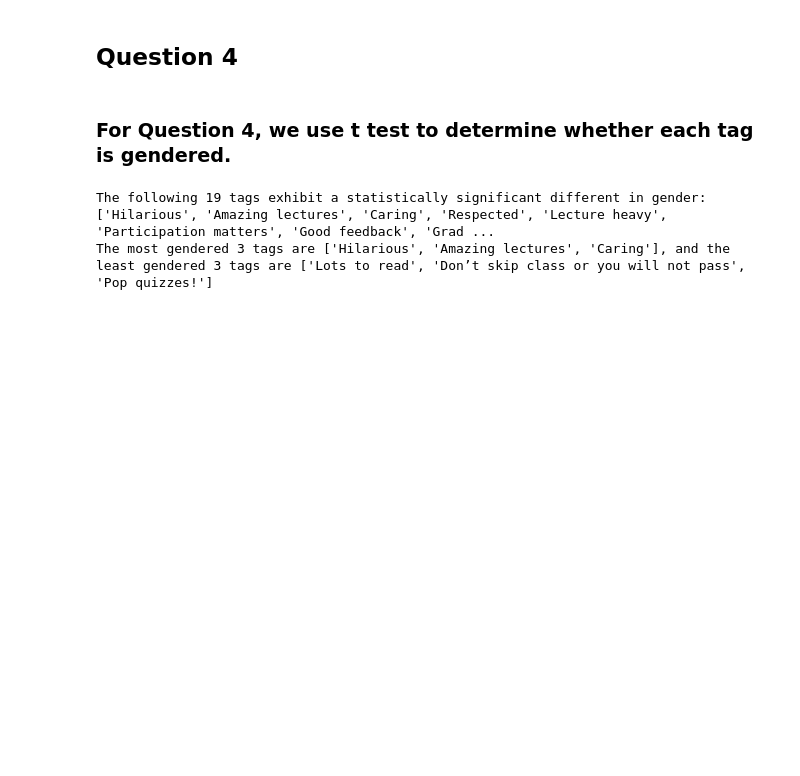
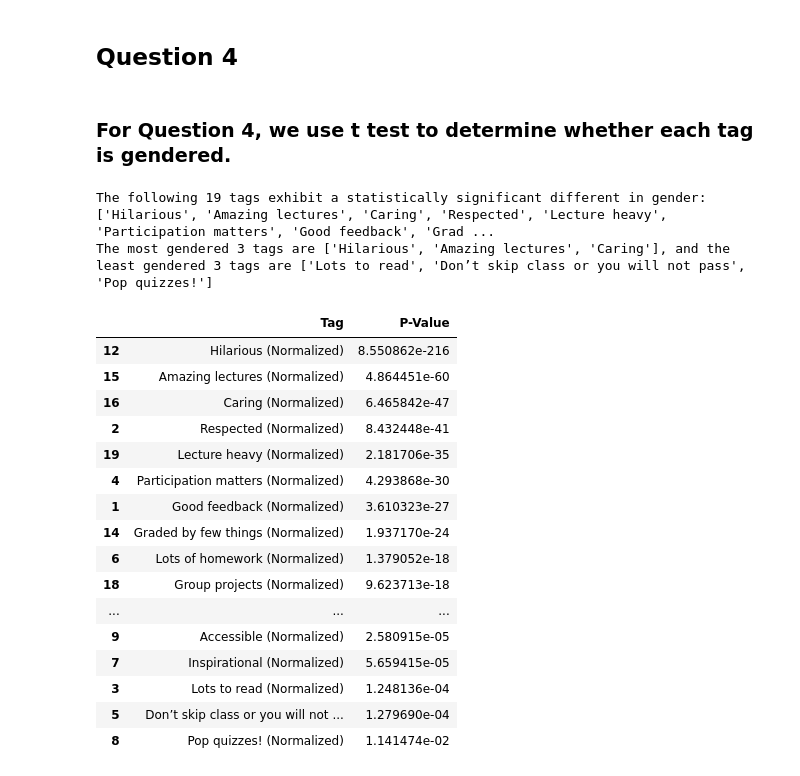
Before and after one commit to eliguo/DS-GA-1001_Capstone_Project, a Jupyter notebook: Q1_to_Q4.ipynb, the cells around one changed output. Cells and saved outputs as stored; diff of their text form; code cells hidden in the pictures; blank space fills up the shorter version.

```diff
--- a/Q1_to_Q4.ipynb
+++ b/Q1_to_Q4.ipynb
@@ -182,8 +186,8 @@ tag_results = []
 
 for tag in normalized_tag_columns:
     # Split normalized tag values by gender
-    tag_male = all_data.query("`Male gender` == 1")[tag]
-    tag_female = all_data.query("`Female` == 1")[tag]
+    tag_male = all_data.query("`Male gender` == 1 & `Female` == 0")[tag]
+    tag_female = all_data.query("`Male gender` == 0 & `Female` == 1")[tag]
 
     # Perform Levene first, and then t-test
     levene_test = levene(tag_male, tag_female)
@@ -208,3 +212,23 @@ print(f"The most gendered 3 tags are {most_sig_3}, and the least gendered 3 tags
 # %% [output]
 The following 19 tags exhibit a statistically significant different in gender: ['Hilarious', 'Amazing lectures', 'Caring', 'Respected', 'Lecture heavy', 'Participation matters', 'Good feedback', 'Grad ...
 The most gendered 3 tags are ['Hilarious', 'Amazing lectures', 'Caring'], and the least gendered 3 tags are ['Lots to read', 'Don’t skip class or you will not pass', 'Pop quizzes!']
+# %%
+results_df
+# %% [output]
+|  | Tag | P-Value |
+| 12 | Hilarious (Normalized) | 8.550862e-216 |
+| 15 | Amazing lectures (Normalized) | 4.864451e-60 |
+| 16 | Caring (Normalized) | 6.465842e-47 |
+| 2 | Respected (Normalized) | 8.432448e-41 |
+| 19 | Lecture heavy (Normalized) | 2.181706e-35 |
+| 4 | Participation matters (Normalized) | 4.293868e-30 |
+| 1 | Good feedback (Normalized) | 3.610323e-27 |
+| 14 | Graded by few things (Normalized) | 1.937170e-24 |
+| 6 | Lots of homework (Normalized) | 1.379052e-18 |
+| 18 | Group projects (Normalized) | 9.623713e-18 |
+| ... | ... | ... |
+| 9 | Accessible (Normalized) | 2.580915e-05 |
+| 7 | Inspirational (Normalized) | 5.659415e-05 |
+| 3 | Lots to read (Normalized) | 1.248136e-04 |
+| 5 | Don’t skip class or you will not ... | 1.279690e-04 |
+| 8 | Pop quizzes! (Normalized) | 1.141474e-02 |
```
Also changed, not shown: parts of 7 cells of this notebook, 1 other file.
